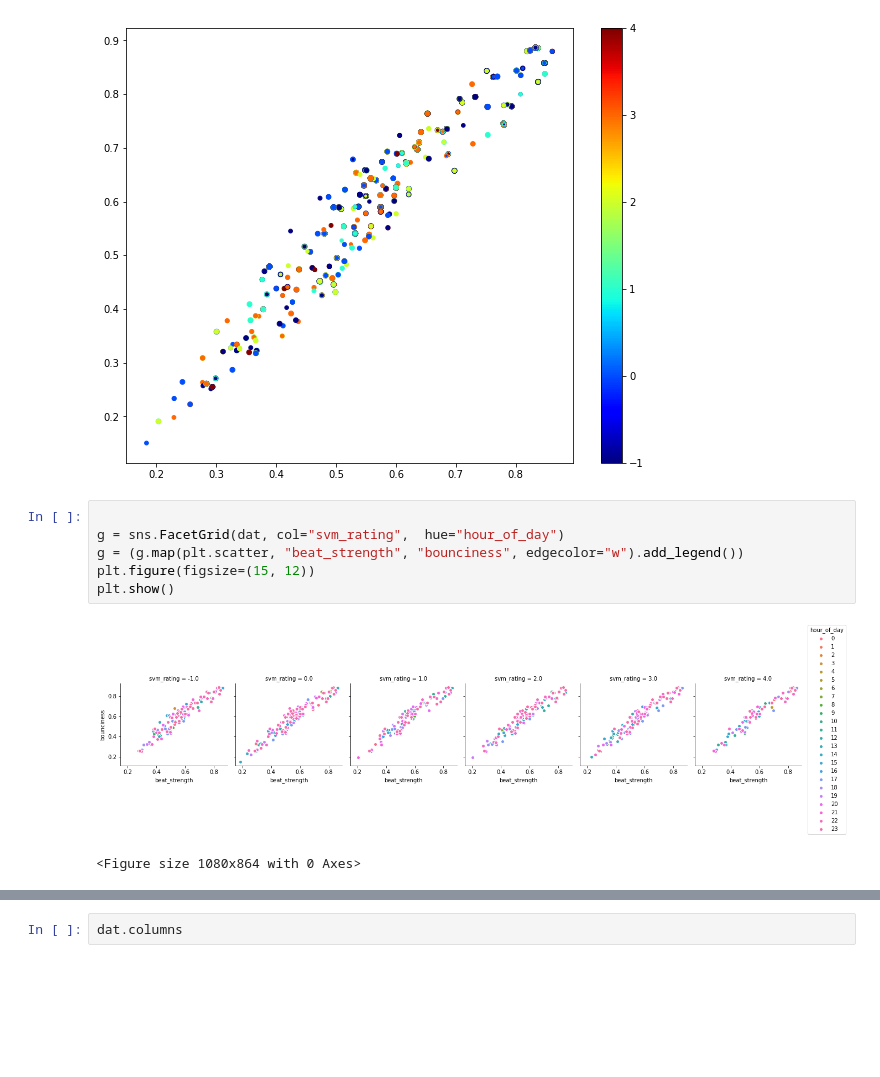
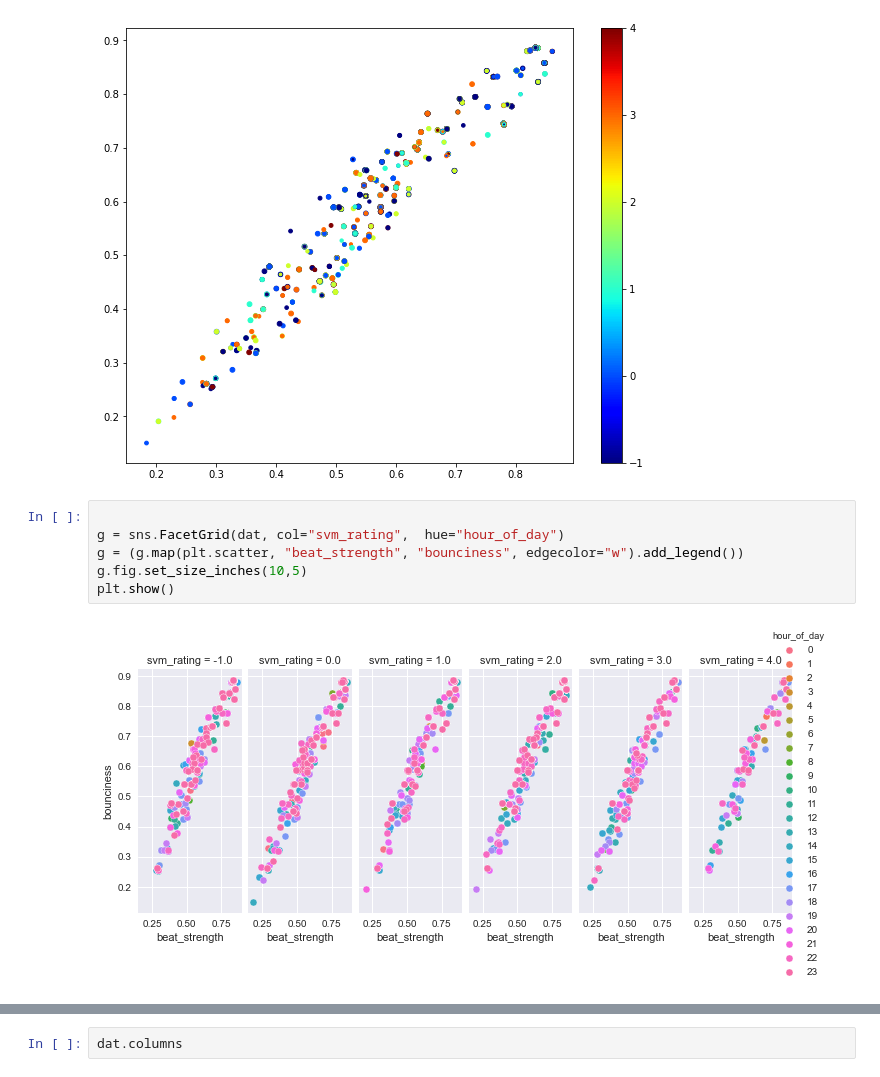
Before and after one commit to anuPh23/Spotify, a Jupyter notebook: spotify_classifier_new method.ipynb, the cells around one changed output, grey strips where cells are left out. Cells and saved outputs as stored; diff of their text form; blank space fills up the shorter version.

```diff
--- a/spotify_classifier_new method.ipynb
+++ b/spotify_classifier_new method.ipynb
@@ -489,12 +489,11 @@ plt.show()
 # %%
 
 g = sns.FacetGrid(dat, col="svm_rating",  hue="hour_of_day")
 g = (g.map(plt.scatter, "beat_strength", "bounciness", edgecolor="w").add_legend())
-plt.figure(figsize=(15, 12))
+g.fig.set_size_inches(10,5)
 plt.show()
 # %% [output]
-[figure, old version]
+[figure, new version]
-<Figure size 1080x864 with 0 Axes>
 # %%
 
 g = sns.FacetGrid(dat, col="svm_rating",  hue="hist_user_behavior_is_shuffle")
```
Also changed, not shown: parts of 31 cells of this notebook.
